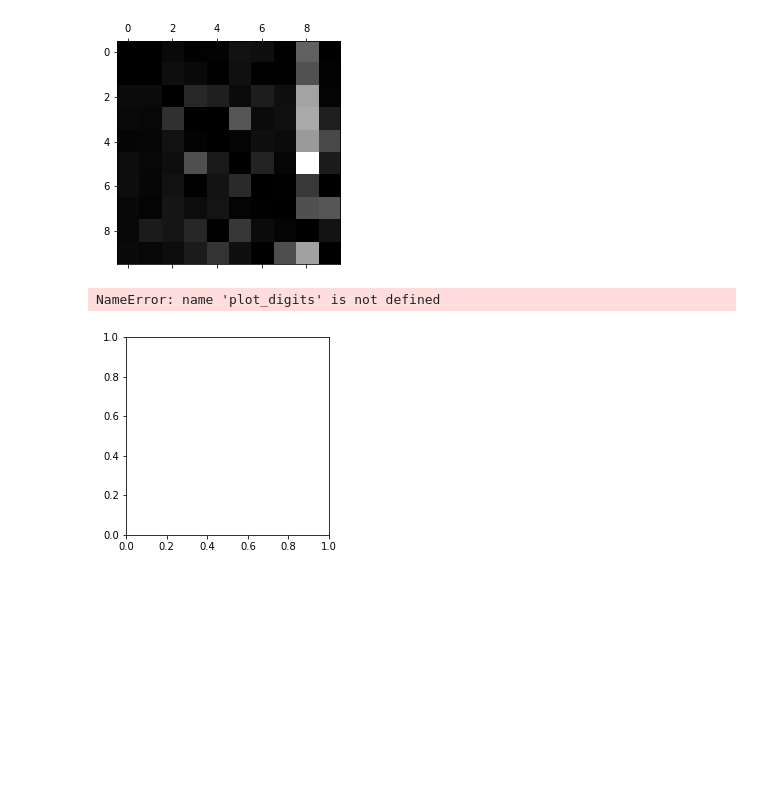
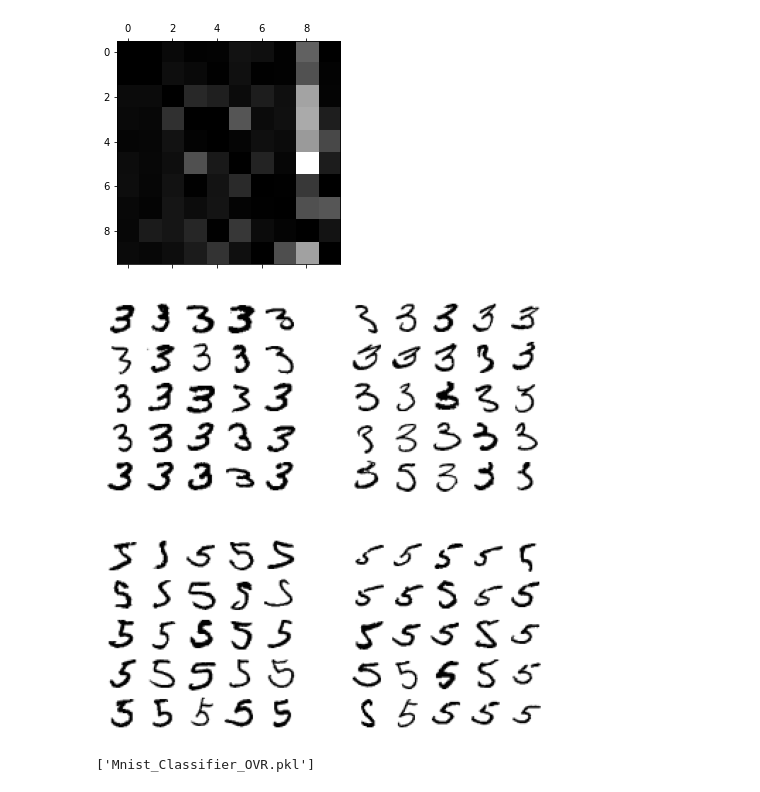
Before and after one commit to Passonei/Number_recognition_mnist, a Jupyter notebook: Number_recognition.ipynb, the cells around one changed output. Saved outputs shown, nothing was run; the diff lists cells and outputs as text; code cells hidden in the pictures; blank space fills up the shorter version.

```diff
--- a/Number_recognition.ipynb
+++ b/Number_recognition.ipynb
@@ -38,10 +58,8 @@ X_train, X_test, y_train, y_test = X[:60000], X[60000:], y[:60000], y[60000:]
 y_train_5 =(y_train == 5)
 y_test_5 = (y_test == 5)
 # %%
-from sklearn.linear_model import SGDClassifier
-
 sgd_clf = SGDClassifier(random_state=42)
-sgd_clf.fit(X_train[:60000], y_train_5)
+sgd_clf.fit(X[:60000], y_train_5)
 # %% [output]
 SGDClassifier(random_state=42)
 # %%
@@ -254,19 +250,43 @@ plt.matshow(norm_conf_mx, cmap=plt.cm.gray)
 plt.show()
 # %% [output]
 [figure]
+# %%
+def plot_digits(instances, images_per_row=10, **options):
+    size = 28
+    images_per_row = min(len(instances), images_per_row)
+    images = [instance.reshape(size,size) for instance in instances]
+    n_rows = (len(instances) - 1) // images_per_row + 1
+    row_images = []
+    n_empty = n_rows * images_per_row - len(instances)
+    images.append(np.zeros((size, size * n_empty)))
+    for row in range(n_rows):
+        rimages = images[row * images_per_row : (row + 1) * images_per_row]
+        row_images.append(np.concatenate(rimages, axis=1))
+    image = np.concatenate(row_images, axis=0)
+    plt.imshow(image, cmap = mpl.cm.binary, **options)
+    plt.axis("off")
 # %%
 cl_a, cl_b = 3, 5
+X_train = np.array(X_train)
 X_aa = X_train[(y_train == cl_a) & (y_train_pred == cl_a)]
 X_ab = X_train[(y_train == cl_a) & (y_train_pred == cl_b)]
 X_ba = X_train[(y_train == cl_b) & (y_train_pred == cl_a)]
 X_bb = X_train[(y_train == cl_b) & (y_train_pred == cl_b)]
 
 plt.figure(figsize=(8,8))
 plt.subplot(221); plot_digits(X_aa[:25], images_per_row=5)
 plt.subplot(222); plot_digits(X_ab[:25], images_per_row=5)
 plt.subplot(223); plot_digits(X_ba[:25], images_per_row=5)
 plt.subplot(224); plot_digits(X_bb[:25], images_per_row=5)
 plt.show()
 # %% [output]
-NameError: name 'plot_digits' is not defined
-[figure, old version]
+[figure, new version]
+# %%
+import joblib
+
+joblib.dump(forest_clf,'Mnist_Classifier_Forest.pkl')
+joblib.dump(sgd_clf,'Mnist_Classifier_SGD.pkl')
+joblib.dump(svm_clf,'Mnist_Classifier_SVM.pkl')
+joblib.dump(ovr_clf,'Mnist_Classifier_OVR.pkl')
+# %% [output]
+['Mnist_Classifier_OVR.pkl']
```
Also changed, not shown: parts of 18 cells of this notebook.
